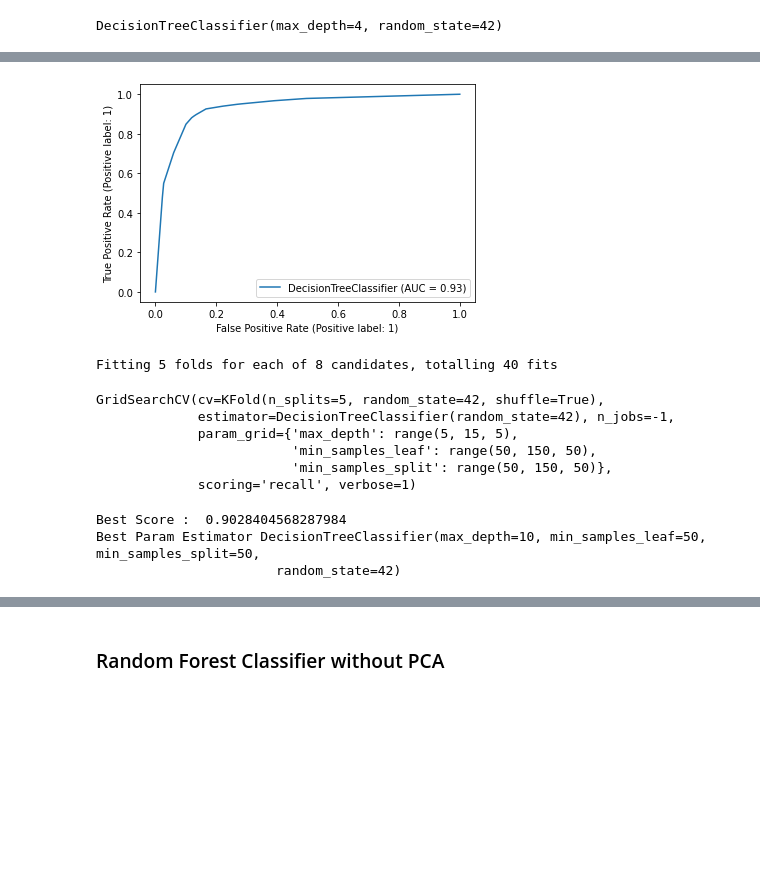
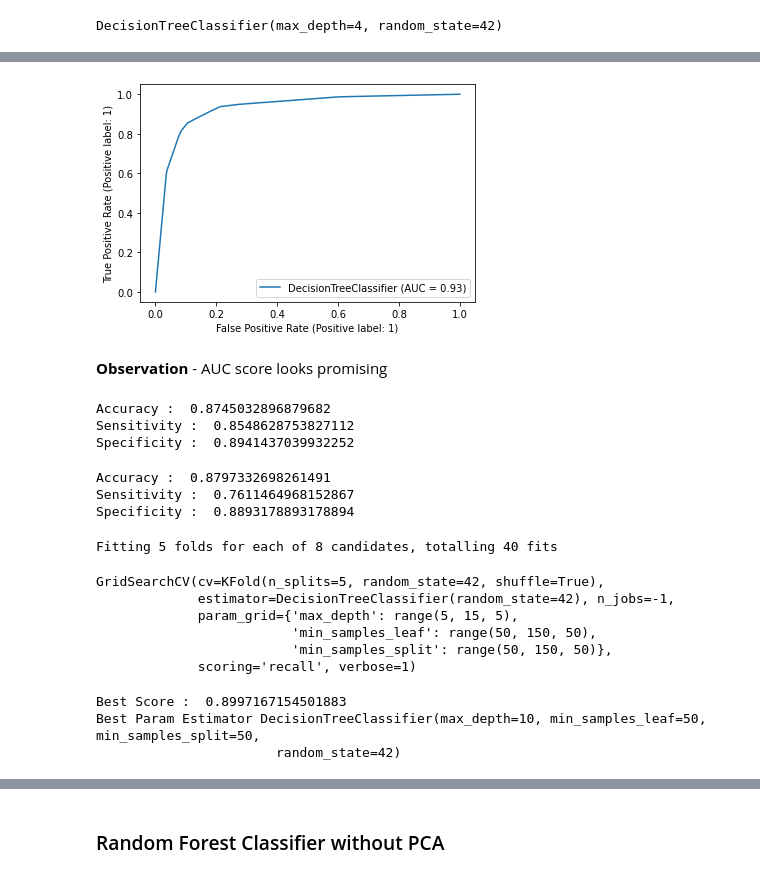
Before and after one commit to Sanjeev-Surendran/Telecom-Churn-Case-Study, a Jupyter notebook: Telecom Churn Case Study.ipynb, the cells around one changed output, grey strips where cells are left out. Saved outputs shown, nothing was run; the diff lists cells and outputs as text; code cells hidden in the pictures; blank space fills up the shorter version.

```diff
--- a/Telecom Churn Case Study.ipynb
+++ b/Telecom Churn Case Study.ipynb
@@ -1604,0 +1670,4 @@ Specificity :  0.8533958659023797
+# %%
+# Instatiate Extream Gradient Boostig (XGB)
+xgb_pca_model = xgb.XGBClassifier(n_jobs = -1,objective = 'binary:logistic')
+xgb_pca_model.get_params()
@@ -1604,0 +1692,10 @@ Specificity :  0.8533958659023797
+# %%
+# Fit the model to our train and target
+xgb_pca_model.fit(X_train_pca, y_train)
+
+# Predictions on the train set
+y_train_pred = xgb_pca_model.predict(X_train_pca)
+
+# Confusion matrix
+confusion = metrics.confusion_matrix(y_train, y_train_pred)
+print(confusion)
@@ -2056,10 +2203,10 @@ Specificity :  0.7375369115858954
 ### Decision Tree without PCA
 # %%
 # Instantiate Decision Tree Classifier
-dt_model = DecisionTreeClassifier(random_state=42, max_depth=4)
+dt_model_basic = DecisionTreeClassifier(random_state=42, max_depth=4)
 # %%
 # Fit model on X_train
-dt_model.fit(X_train, y_train)
+dt_model_basic.fit(X_train, y_train)
 # %% [output]
 DecisionTreeClassifier(max_depth=4, random_state=42)
 # %%
@@ -2080,8 +2240,31 @@ weighted avg       0.93      0.85      0.88      6286
 # %%
-plot_roc_curve(dt_model, X_train, y_train, drop_intermediate=False)
+# Plot ROC curve
+plot_roc_curve(dt_model_basic, X_train, y_train, drop_intermediate=False)
 plt.show()
 # %% [output]
-[figure, old version]
+[figure, new version]
+# %% [markdown]
+**Observation** - AUC score looks promising
+# %%
+# Confusion matrix
+confusion = confusion_matrix(y_train, y_train_pred)
+
+# Calculate metrics
+metric_dt_basic_train = calculate_metrics(y_train, y_train_pred, confusion)
+# %% [output]
+Accuracy :  0.8745032896879682
+Sensitivity :  0.8548628753827112
+Specificity :  0.8941437039932252
+# %%
+# Confusion matrix
+confusion = confusion_matrix(y_test, y_test_pred)
+
+# Calculate metrics
+metric_dt_basic_test = calculate_metrics(y_test, y_test_pred, confusion)
+# %% [output]
+Accuracy :  0.8797332698261491
+Sensitivity :  0.7611464968152867
+Specificity :  0.8893178893178894
 # %%
 # Hyperparameters for Tuning
 params = {
@@ -2115,10 +2298,10 @@ GridSearchCV(cv=KFold(n_splits=5, random_state=42, shuffle=True),
              scoring='recall', verbose=1)
 # %%
 # Printing the best hyperparameter alpha
-print('Best Score : ', grid_search.best_score_)
-print('Best Param Estimator', grid_search.best_estimator_)
+print('Best Score : ', dt_model.best_score_)
+print('Best Param Estimator', dt_model.best_estimator_)
 # %% [output]
-Best Score :  0.9028404568287984
+Best Score :  0.8997167154501883
 Best Param Estimator DecisionTreeClassifier(max_depth=10, min_samples_leaf=50, min_samples_split=50,
                        random_state=42)
 # %%
```
Also changed, not shown: parts of 299 cells of this notebook, 2 other files.
